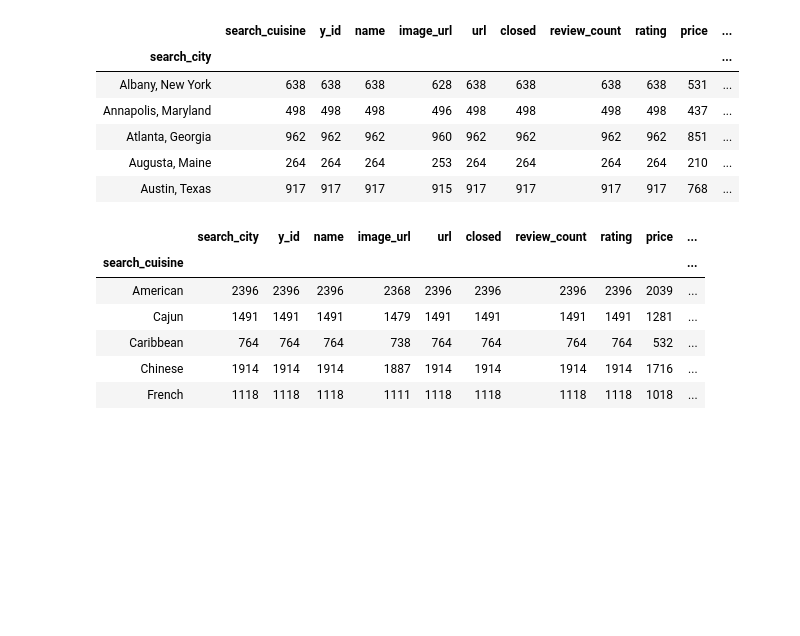
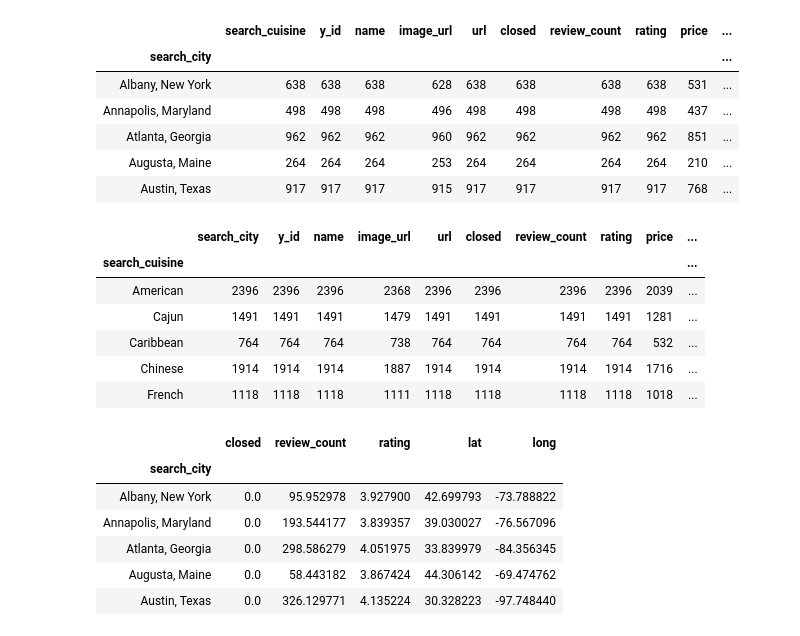
Before and after one commit to kahsay-1229/Yelp-Cuisine, a Jupyter notebook: yelpapidata.ipynb, the cells around one changed output. Cells and saved outputs as stored; diff of their text form; code cells hidden in the pictures; blank space fills up the shorter version.

```diff
--- a/yelpapidata.ipynb
+++ b/yelpapidata.ipynb
@@ -146,3 +146,14 @@ yelp_gb_cuisinescount.count().head()
 | Caribbean | 764 | 764 | 764 | 738 | 764 | 764 | 764 | 764 | 532 | ... |
 | Chinese | 1914 | 1914 | 1914 | 1887 | 1914 | 1914 | 1914 | 1914 | 1716 | ... |
 | French | 1118 | 1118 | 1118 | 1111 | 1118 | 1118 | 1118 | 1118 | 1018 | ... |
+# %%
+yelp_gb_citiesavg = yelp_format_rd1.groupby(['search_city'])
+yelp_gb_citiesavg.mean().head()
+# %% [output]
+|  | closed | review_count | rating | lat | long |
+| search_city |  |  |  |  |  |
+| Albany, New York | 0.0 | 95.952978 | 3.927900 | 42.699793 | -73.788822 |
+| Annapolis, Maryland | 0.0 | 193.544177 | 3.839357 | 39.030027 | -76.567096 |
+| Atlanta, Georgia | 0.0 | 298.586279 | 4.051975 | 33.839979 | -84.356345 |
+| Augusta, Maine | 0.0 | 58.443182 | 3.867424 | 44.306142 | -69.474762 |
+| Austin, Texas | 0.0 | 326.129771 | 4.135224 | 30.328223 | -97.748440 |
```
Also changed, not shown: parts of 3 cells of this notebook.
